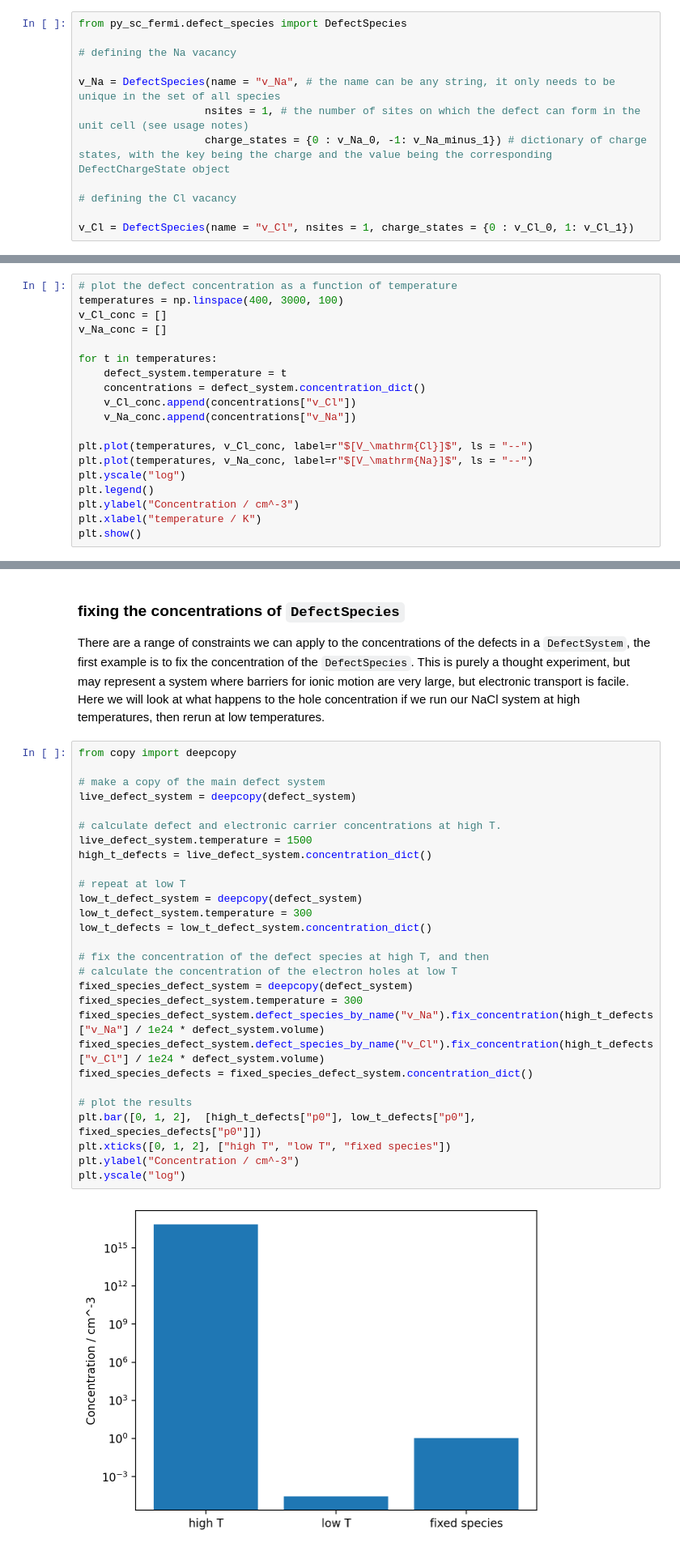
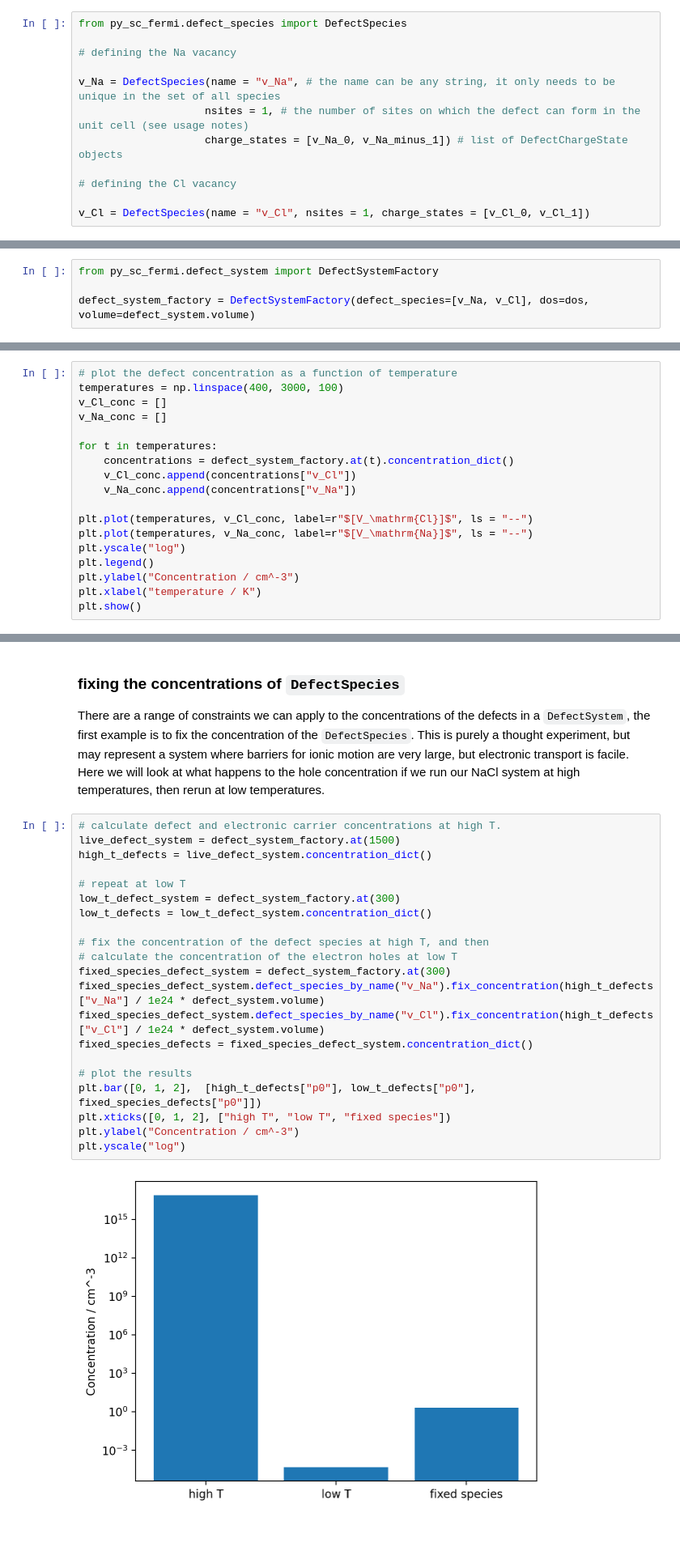
Before and after one commit to bjmorgan/py-sc-fermi, a Jupyter notebook: docs/source/tutorial.ipynb, the cells around one changed output, grey strips where cells are left out. Shown at 81% size. Cells and saved outputs as stored; diff of their text form.

```diff
--- a/docs/source/tutorial.ipynb
+++ b/docs/source/tutorial.ipynb
@@ -32,11 +32,11 @@ from py_sc_fermi.defect_species import DefectSpecies
 
 v_Na = DefectSpecies(name = "v_Na", # the name can be any string, it only needs to be unique in the set of all species
                     nsites = 1, # the number of sites on which the defect can form in the unit cell (see usage notes)
-                    charge_states = {0 : v_Na_0, -1: v_Na_minus_1}) # dictionary of charge states, with the key being the charge and the value being the corresponding DefectChargeState object
+                    charge_states = [v_Na_0, v_Na_minus_1]) # list of DefectChargeState objects
 
 # defining the Cl vacancy
 
-v_Cl = DefectSpecies(name = "v_Cl", nsites = 1, charge_states = {0 : v_Cl_0, 1: v_Cl_1})
+v_Cl = DefectSpecies(name = "v_Cl", nsites = 1, charge_states = [v_Cl_0, v_Cl_1])
 # %% [markdown]
 ### the `DOS` object
 
@@ -93,3 +99,7 @@ DefectSystem
+# %%
+from py_sc_fermi.defect_system import DefectSystemFactory
+
+defect_system_factory = DefectSystemFactory(defect_species=[v_Na, v_Cl], dos=dos, volume=defect_system.volume)
 # %% [markdown]
 ## 2. Misc. `DefectSystem` analysis
 
@@ -133,8 +143,7 @@ v_Cl_conc = []
 v_Na_conc = []
 
 for t in temperatures:
-    defect_system.temperature = t
-    concentrations = defect_system.concentration_dict()
+    concentrations = defect_system_factory.at(t).concentration_dict()
     v_Cl_conc.append(concentrations["v_Cl"])
     v_Na_conc.append(concentrations["v_Na"])
 
@@ -195,35 +204,28 @@ ionic motion are very large, but electronic transport is facile. Here we will lo
 what happens to the hole concentration if we run our NaCl system at high temperatures,
 then rerun at low temperatures.
 # %%
-from copy import deepcopy
-
-# make a copy of the main defect system
-live_defect_system = deepcopy(defect_system)
-
 # calculate defect and electronic carrier concentrations at high T.
-live_defect_system.temperature = 1500
+live_defect_system = defect_system_factory.at(1500)
 high_t_defects = live_defect_system.concentration_dict()
 
 # repeat at low T
-low_t_defect_system = deepcopy(defect_system)
-low_t_defect_system.temperature = 300
+low_t_defect_system = defect_system_factory.at(300)
 low_t_defects = low_t_defect_system.concentration_dict()
 
 # fix the concentration of the defect species at high T, and then
 # calculate the concentration of the electron holes at low T
-fixed_species_defect_system = deepcopy(defect_system)
-fixed_species_defect_system.temperature = 300
+fixed_species_defect_system = defect_system_factory.at(300)
 fixed_species_defect_system.defect_species_by_name("v_Na").fix_concentration(high_t_defects["v_Na"] / 1e24 * defect_system.volume)
 fixed_species_defect_system.defect_species_by_name("v_Cl").fix_concentration(high_t_defects["v_Cl"] / 1e24 * defect_system.volume)
 fixed_species_defects = fixed_species_defect_system.concentration_dict()
 
 # plot the results
 plt.bar([0, 1, 2],  [high_t_defects["p0"], low_t_defects["p0"], fixed_species_defects["p0"]])
 plt.xticks([0, 1, 2], ["high T", "low T", "fixed species"])
 plt.ylabel("Concentration / cm^-3")
 plt.yscale("log")
 # %% [output]
-[figure, old version]
+[figure, new version]
 # %% [markdown]
 We find the hole concentration in the fixed system (high temperature defect concentrations with electrons and holes recalculated at lower temperatures) is inflated relative to the low temperature system.
 
```
Also changed, not shown: parts of 23 cells of this notebook.
